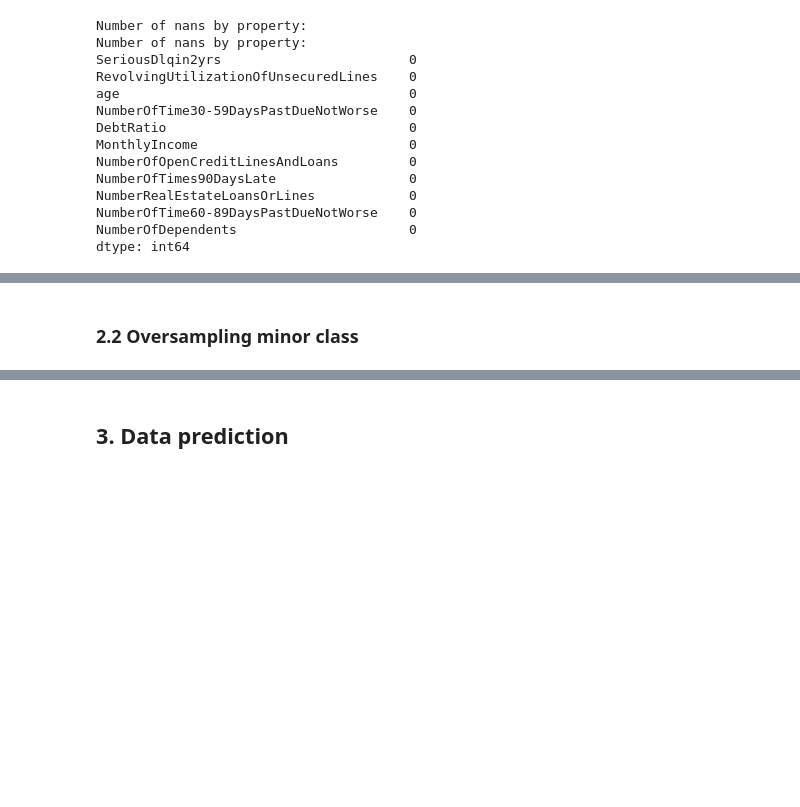
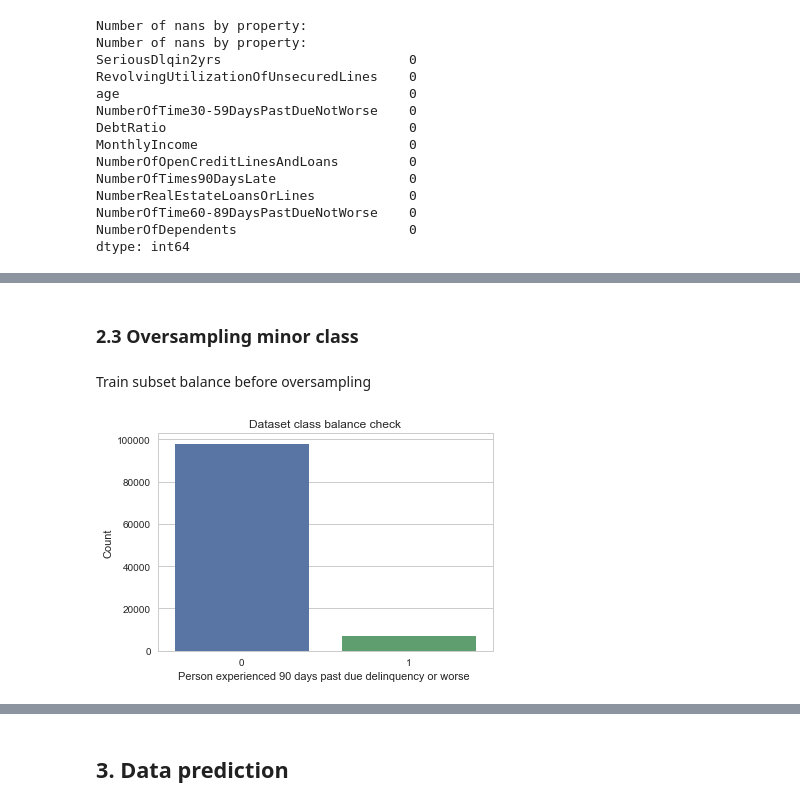
Before and after one commit to dbulgakov/HSE_DataMiningHW, a Jupyter notebook: Practical ML/FinalProject/Prj.ipynb, the cells around one changed output, grey strips where cells are left out. Saved outputs shown, nothing was run; the diff lists cells and outputs as text; code cells hidden in the pictures; blank space fills up the shorter version.

```diff
--- a/Practical ML/FinalProject/Prj.ipynb
+++ b/Practical ML/FinalProject/Prj.ipynb
@@ -56,8 +56,9 @@ data.describe()
 # %% [markdown]
 ### 1.2 Checking if classes are imbalanced
 # %%
-ax = sns.countplot(x = data.SeriousDlqin2yrs)
-ax.set_title('Dataset class balance check')
-ax.set_xlabel('Person experienced 90 days past due delinquency or worse ')
-ax.set_ylabel('Count')
-plt.show()
+def plotClassBalance(classesData):
+    ax = sns.countplot(x = classesData)
+    ax.set_title('Dataset class balance check')
+    ax.set_xlabel('Person experienced 90 days past due delinquency or worse ')
+    ax.set_ylabel('Count')
+    plt.show()
@@ -146,2 +156,2 @@ dtype: int64
 # %% [markdown]
-### 2.2 Oversampling minor class
+### 2.3 Oversampling minor class
@@ -151,2 +158,8 @@ y = data.SeriousDlqin2yrs
+# %% [markdown]
+Train subset balance before oversampling
+# %%
+plotClassBalance(y_train)
+# %% [output]
+[figure, added]
 # %%
 sm = SMOTE(random_state = RND_STATE)
```
Also changed, not shown: parts of 34 cells of this notebook.
